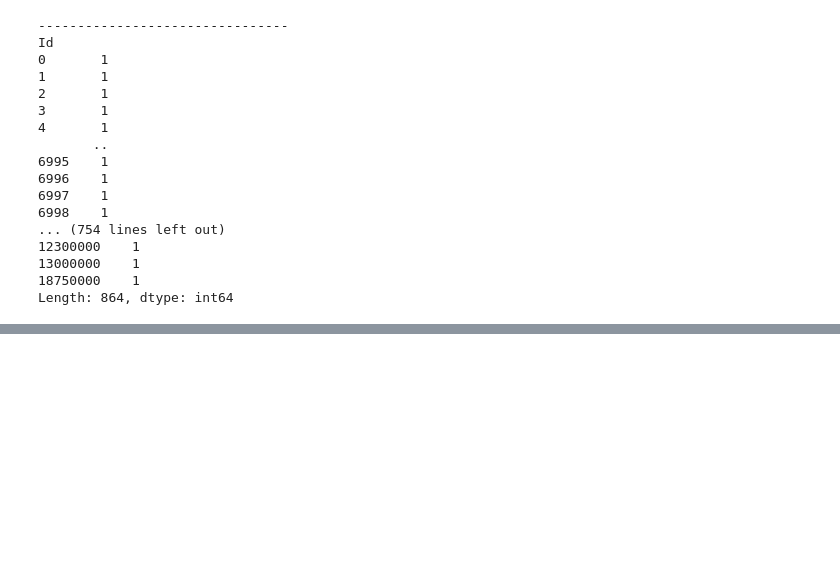
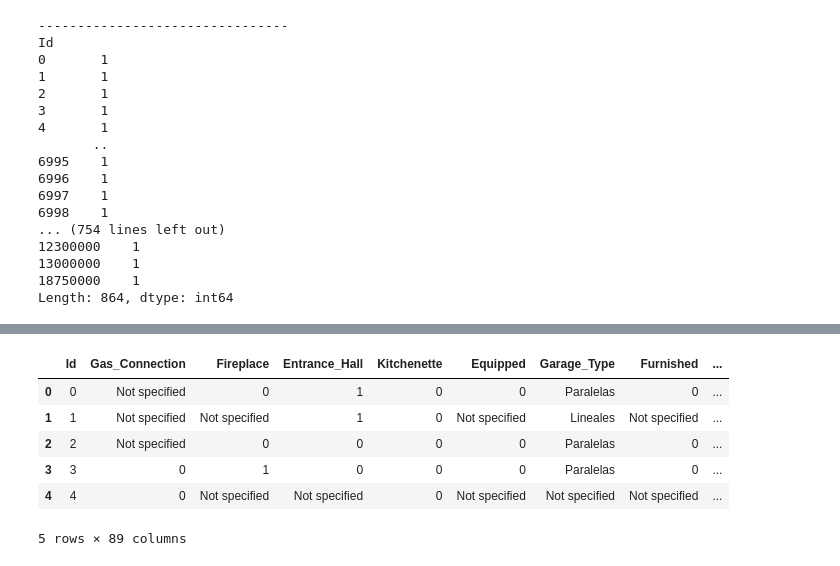
Before and after one commit to apovisr/PUCP_machine-learning, a Jupyter notebook: final/final.ipynb, the cells around one changed output, grey strips where cells are left out. Saved outputs shown, nothing was run; the diff lists cells and outputs as text; code cells hidden in the pictures; blank space fills up the shorter version.

```diff
--- a/final/final.ipynb
+++ b/final/final.ipynb
@@ -248,0 +404,12 @@ plt.show()
+# %%
+test_data = pd.read_csv('test.csv')
+test_data.columns = test_data.columns.str.replace("'", "", regex=False)
+test_data.head()
+# %% [output]
+|  | Id | Gas_Connection | Fireplace | Entrance_Hall | Kitchenette | Equipped | Garage_Type | Furnished | ... |
+| 0 | 0 | Not specified | 0 | 1 | 0 | 0 | Paralelas | 0 | ... |
+| 1 | 1 | Not specified | Not specified | 1 | 0 | Not specified | Lineales | Not specified | ... |
+| 2 | 2 | Not specified | 0 | 0 | 0 | 0 | Paralelas | 0 | ... |
+| 3 | 3 | 0 | 1 | 0 | 0 | 0 | Paralelas | 0 | ... |
+| 4 | 4 | 0 | Not specified | Not specified | 0 | Not specified | Not specified | Not specified | ... |
+5 rows × 89 columns
```
Also changed, not shown: parts of 32 cells of this notebook, 1 other file.
